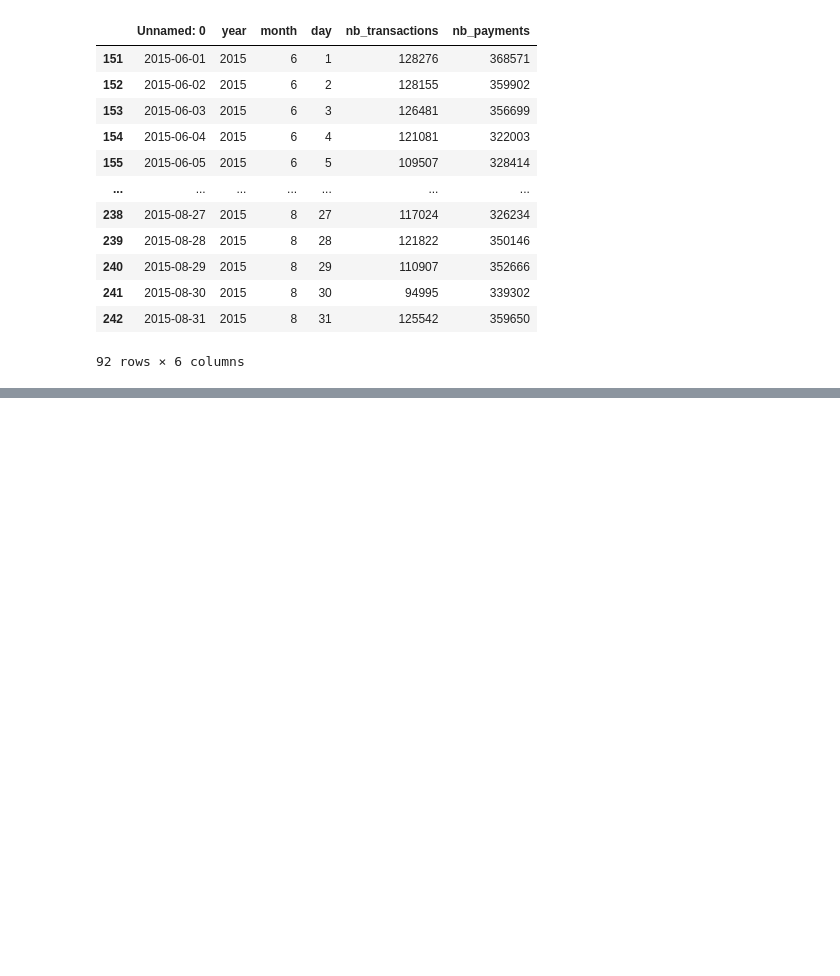
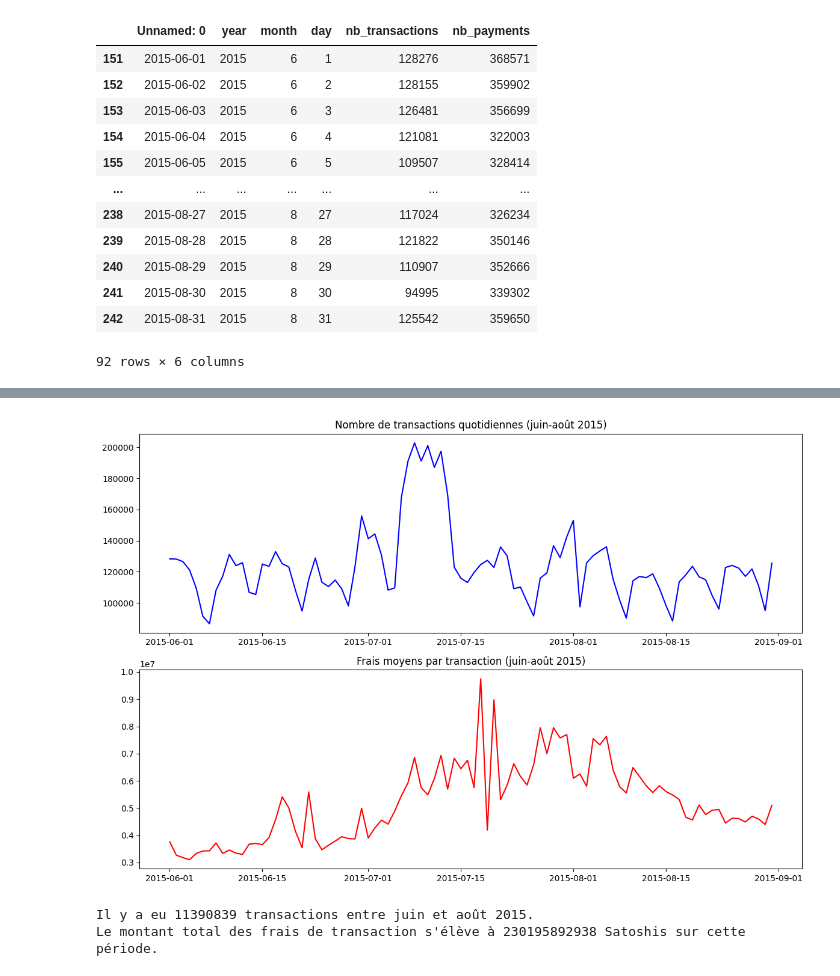
Before and after one commit to sinansoulier/BlockChainPYBD, a Jupyter notebook: test.ipynb, the cells around one changed output, grey strips where cells are left out. Drawn from its saved outputs; the diff is of its cells as text; code cells hidden in the pictures; blank space fills up the shorter version.

```diff
--- a/test.ipynb
+++ b/test.ipynb
@@ -50,0 +121,31 @@ sub_df.plot(x='Unnamed: 0', y='nb_transactions', kind='line')
+# %%
+# Charger les données de la blockchain
+blockchain_global = pd.read_csv('./timeseries/global.csv')
+blockchain_by_actor = pd.read_csv('./timeseries/blockchain_by_actor.csv')
+
+blockchain_global['date'] = pd.to_datetime(blockchain_global['year'].astype(str) + '-' + blockchain_global['month'].astype(str) + '-' + blockchain_global['day'].astype(str))
+blockchain_global = blockchain_global.loc[(blockchain_global['year'] == 2015) & (blockchain_global['month'].isin(range(6, 9)))]
+
+blockchain_daily = blockchain_global.groupby('date').sum()
+
+fig, (ax1, ax2) = plt.subplots(2, 1, figsize=(12, 8))
+
+ax1.plot(blockchain_daily['nb_transactions'], color='blue')
+ax1.set_title('Nombre de transactions quotidiennes (juin-août 2015)')
+
+ax2.plot(blockchain_daily['mean_feeUSD'], color='red')
+ax2.set_title('Frais moyens par transaction (juin-août 2015)')
+
+plt.tight_layout()
+plt.show()
+
+total_transactions = blockchain_daily['nb_transactions'].sum()
+
+total_fees = blockchain_daily['total_fee'].sum()
+
+print(f'Il y a eu {total_transactions} transactions entre juin et août 2015.')
+print(f'Le montant total des frais de transaction s\'élève à {total_fees} Satoshis sur cette période.')
+# %% [output]
+[figure, added]
+Il y a eu 11390839 transactions entre juin et août 2015.
+Le montant total des frais de transaction s'élève à 230195892938 Satoshis sur cette période.
```
Also changed, not shown: parts of 5 cells of this notebook.
